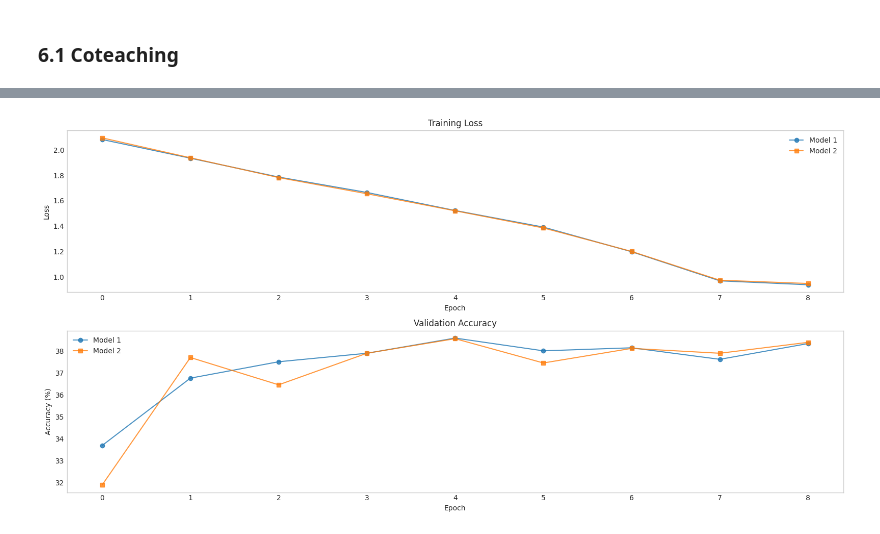
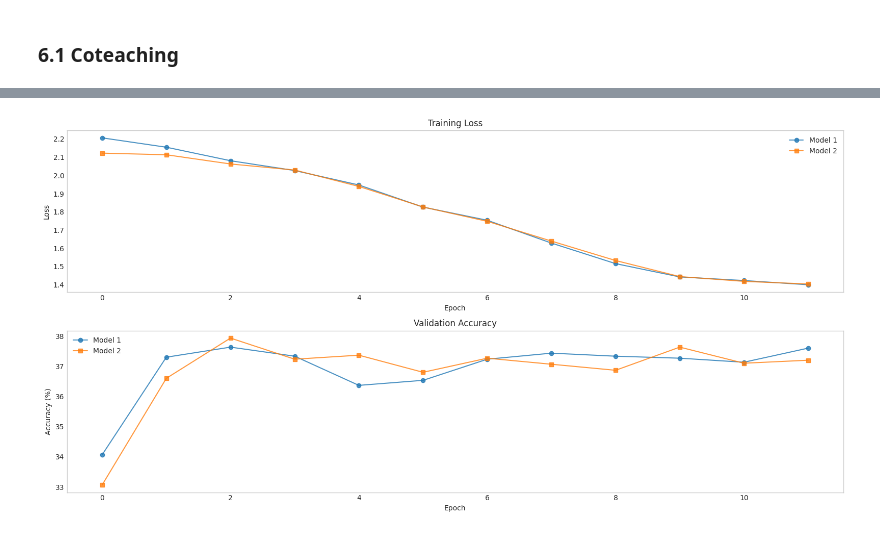
Before and after one commit to subhamayg/AML, a Jupyter notebook: Code/algorithm/Assignment2.ipynb, the cells around one changed output, grey strips where cells are left out. Saved outputs shown, nothing was run; the diff lists cells and outputs as text; code cells hidden in the pictures.

```diff
--- a/Code/algorithm/Assignment2.ipynb
+++ b/Code/algorithm/Assignment2.ipynb
@@ -1567,7 +1571,7 @@ def coteaching(
                 break
 
         # Print progress
-        if verbose and (epoch + 1) % max(1, num_epochs // 10) == 0:
+        if verbose and (epoch + 1) % max(1, num_epochs // 5) == 0:
             print(
                 f"[Epoch {epoch+1}/{num_epochs}] "
                 f"Loss1={epoch_loss1:.4f} | Loss2={epoch_loss2:.4f} | "
@@ -2196,7 +2224,7 @@ for i in range(num_runs):
     torch.manual_seed(i)
 
     # cifar 80:20 stratified split, forward learning
-    print("\n***CIFAR - Forward Learning")
+    print(f"\n***CIFAR - Forward Learning - {i+1}")
     train_loader, val_loader, test_loader = create_dataloaders_stratified(
         Xtr_cifar_t,
         Str_cifar_t,
@@ -2214,11 +2242,11 @@ for i in range(num_runs):
         val_loader,
         loss_fn=forward_learning,
         T=T_cifar_est,
-        num_epochs=20,
-        warmup_epochs=5,
-        eta=1e-3,
-        eta_min=1e-5,
-        patience=3,
+        num_epochs=10,
+        warmup_epochs=4,
+        eta=5e-4,
+        eta_min=1e-4,
+        patience=7,
     )
     accuracy = compute_top1_accuracy(model, test_loader)
     print(f"Top-1 accuracy: {accuracy:.2f}%")
@@ -2272,7 +2302,7 @@ for i in range(num_runs):
     torch.manual_seed(i)
 
     # cifar 80:20 stratified split, Coteaching
-    print("\n***CIFAR - Coteaching")
+    print(f"\n***CIFAR - Coteaching - {i+1}")
     train_loader, val_loader, test_loader = create_dataloaders_stratified(
         Xtr_cifar_t,
         Str_cifar_t,
@@ -2295,12 +2325,12 @@ for i in range(num_runs):
         loss_fn=sce_loss,
         forget_rate=0.4,
         num_gradual=10,
-        disagreement_weight=0.05,
-        num_epochs=20,
-        warmup_epochs=10,
+        disagreement_weight=0.1,
+        num_epochs=15,
+        warmup_epochs=4,
         eta=1e-4,
-        eta_min=1e-6,
-        patience=5,
+        eta_min=5e-6,
+        patience=10,
     )
 
     ensemble_acc = compute_ensemble_top1_accuracy(model1, model2, test_loader)
@@ -2345 +2370 @@ Ensemble Top-1 accuracy: 96.03%
-[figure, old version]
+[figure, new version]
```
Also changed, not shown: parts of 7 cells of this notebook.
